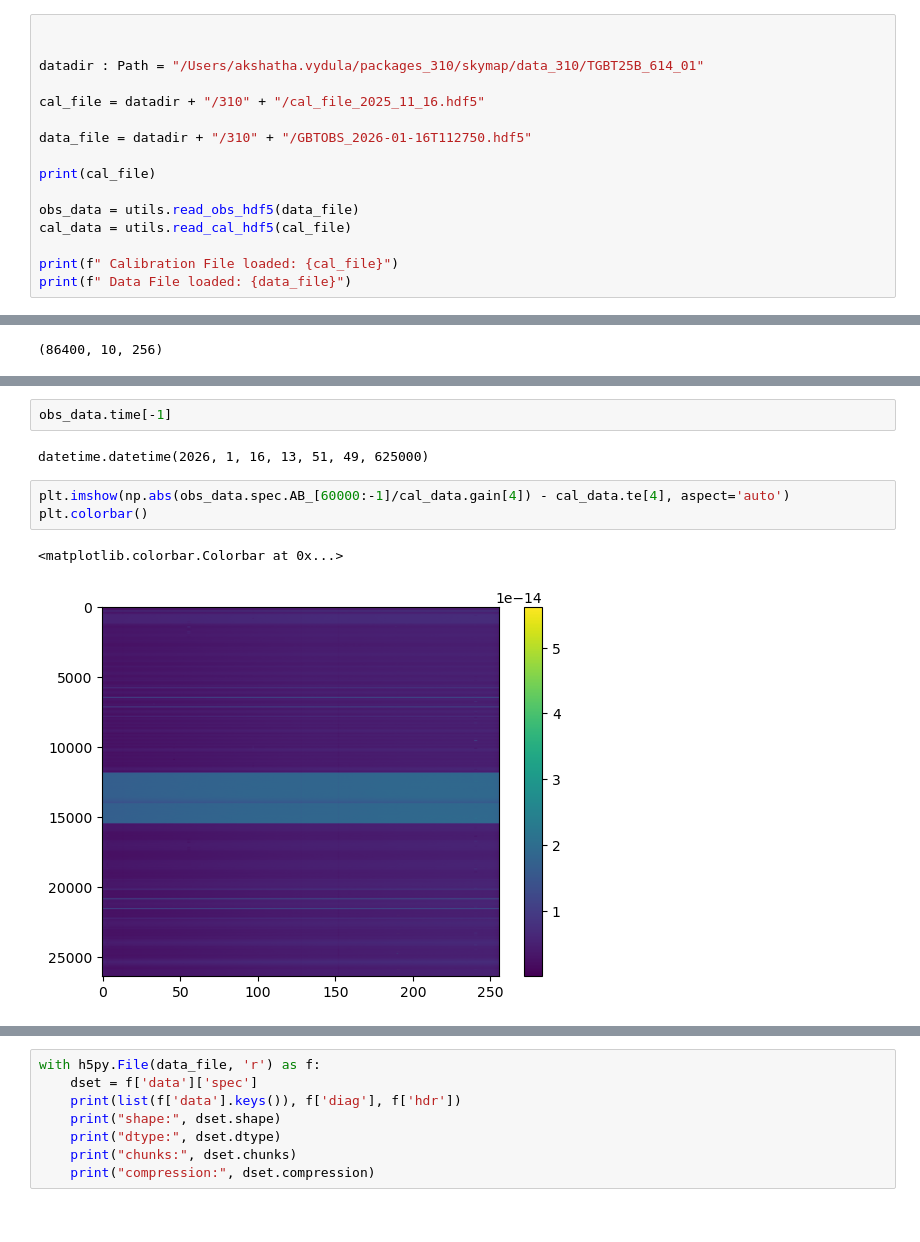
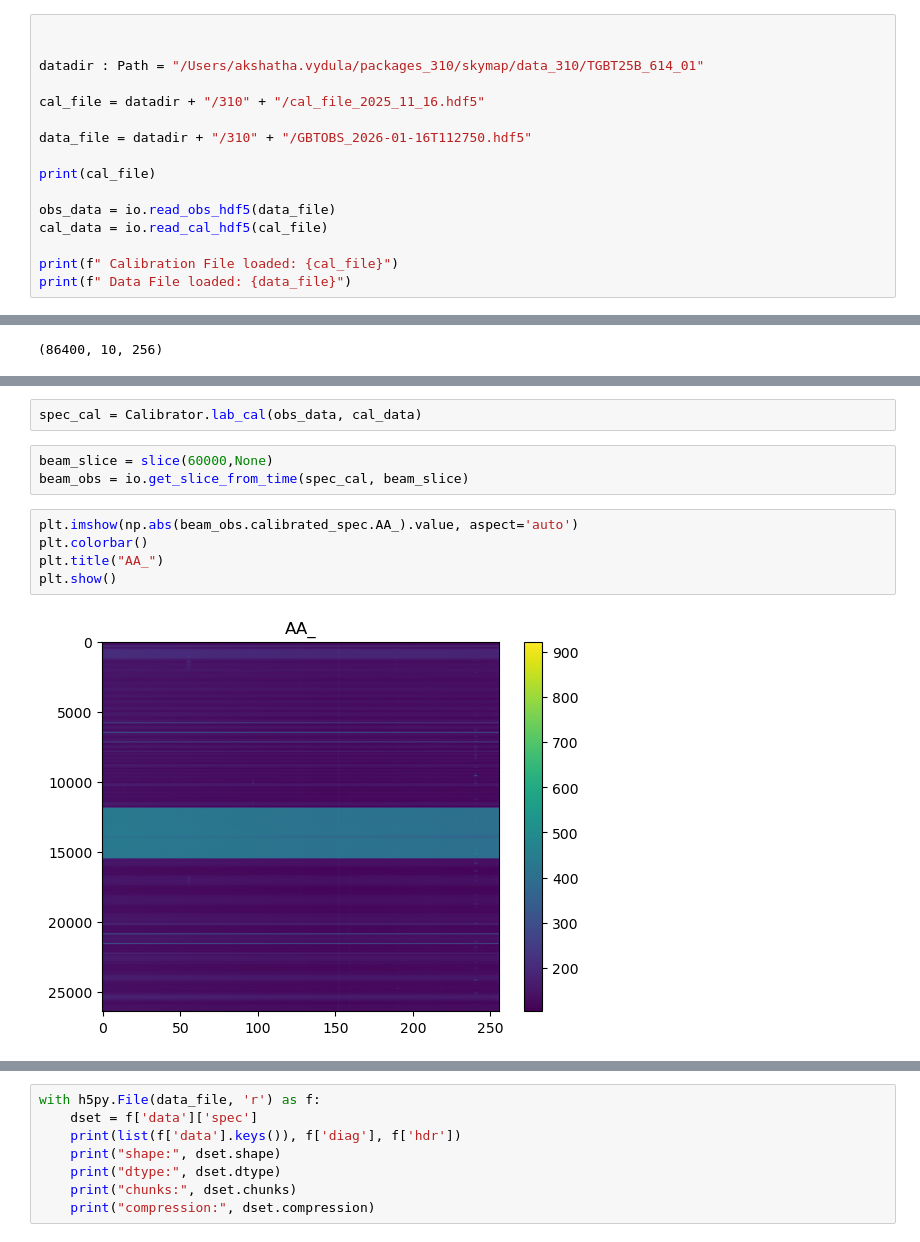
Before and after one commit to akvydula/skymap, a Jupyter notebook: notebooks/beam_jan_2026.ipynb, the cells around one changed output, grey strips where cells are left out. Drawn from its saved outputs; the diff is of its cells as text.

```diff
--- a/notebooks/beam_jan_2026.ipynb
+++ b/notebooks/beam_jan_2026.ipynb
@@ -15,8 +17,8 @@ data_file = datadir + "/310" + "/GBTOBS_2026-01-16T112750.hdf5"
 
 print(cal_file)
 
-obs_data = utils.read_obs_hdf5(data_file)
-cal_data = utils.read_cal_hdf5(cal_file)
+obs_data = io.read_obs_hdf5(data_file)
+cal_data = io.read_cal_hdf5(cal_file)
 
 print(f" Calibration File loaded: {cal_file}")
 print(f" Data File loaded: {data_file}")
@@ -49,10 +47,12 @@ utils.plot_waterwall(obs_data, data_type="magnitude", attribute="AA_")
-# %%
-obs_data.time[-1]
-# %% [output]
-datetime.datetime(2026, 1, 16, 13, 51, 49, 625000)
-# %%
-plt.imshow(np.abs(obs_data.spec.AB_[60000:-1]/cal_data.gain[4]) - cal_data.te[4], aspect='auto')
-plt.colorbar()
-# %% [output]
-<matplotlib.colorbar.Colorbar at 0x...>
-[figure, removed]
+# %%
+spec_cal = Calibrator.lab_cal(obs_data, cal_data)
+# %%
+beam_slice = slice(60000,None)
+beam_obs = io.get_slice_from_time(spec_cal, beam_slice)
+# %%
+plt.imshow(np.abs(beam_obs.calibrated_spec.AA_).value, aspect='auto')
+plt.colorbar()
+plt.title("AA_")
+plt.show()
+# %% [output]
+[figure, added]
```
Also changed, not shown: parts of 8 cells of this notebook, 5 other files.
